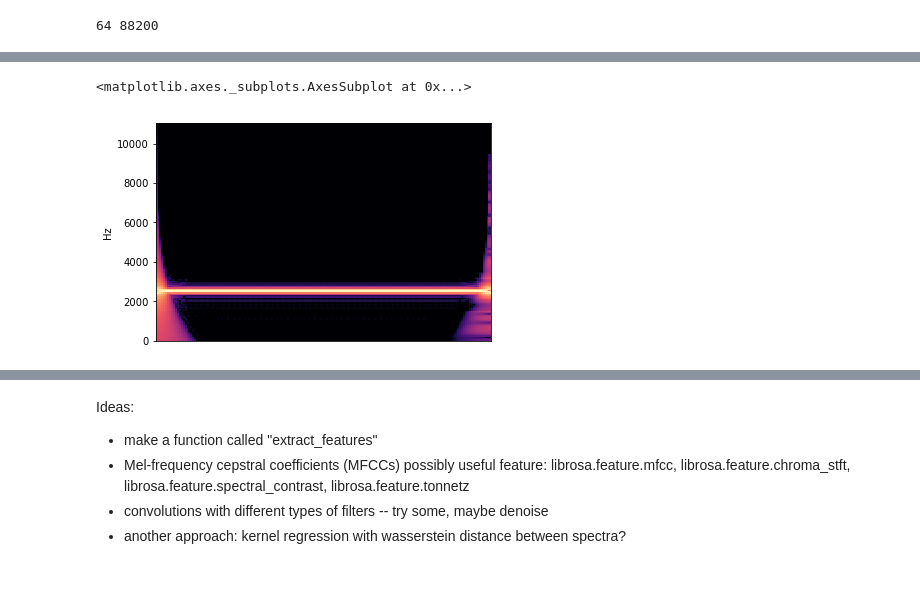
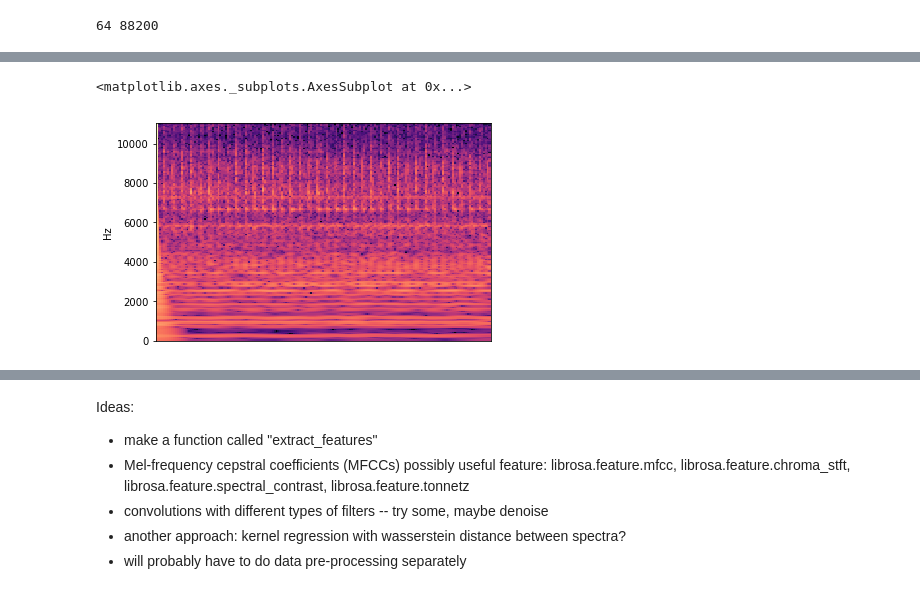
Before and after one commit to jcat1/Machinations, a Jupyter notebook: P3/scratch.ipynb, the cells around one changed output, grey strips where cells are left out. Saved outputs shown, nothing was run; the diff lists cells and outputs as text; code cells hidden in the pictures.

```diff
--- a/P3/scratch.ipynb
+++ b/P3/scratch.ipynb
@@ -62,7 +61,7 @@ def mel_spec(y):
     Q_db = librosa.amplitude_to_db(Q,ref=np.max)
     return Q_db
 # %%
-spec = mel_spec(signal[0])
+spec = mel_spec(X_train[0])
 # %%
 FEATS, FRAMES = spec.shape
 # %%
@@ -70,8 +69,8 @@ tmp_train = np.zeros((N_train,FEATS,FRAMES))
 for i in range(N_train):
     tmp_train[i,:,:] = mel_spec(X_train[i])
 # %%
-librosa.display.specshow(tmp_train[0], y_axis='hz')
+librosa.display.specshow(tmp_train[1], y_axis='hz')
 # %% [output]
 <matplotlib.axes._subplots.AxesSubplot at 0x...>
-[figure, old version]
+[figure, new version]
 # %%
@@ -84,3 +83,4 @@ Ideas:
 * Mel-frequency cepstral coefficients (MFCCs) possibly useful feature: librosa.feature.mfcc, librosa.feature.chroma_stft, librosa.feature.spectral_contrast, librosa.feature.tonnetz
 * convolutions with different types of filters -- try some, maybe denoise
 * another approach: kernel regression with wasserstein distance between spectra?
+* will probably have to do data pre-processing separately
```
Also changed, not shown: parts of 24 cells of this notebook.
